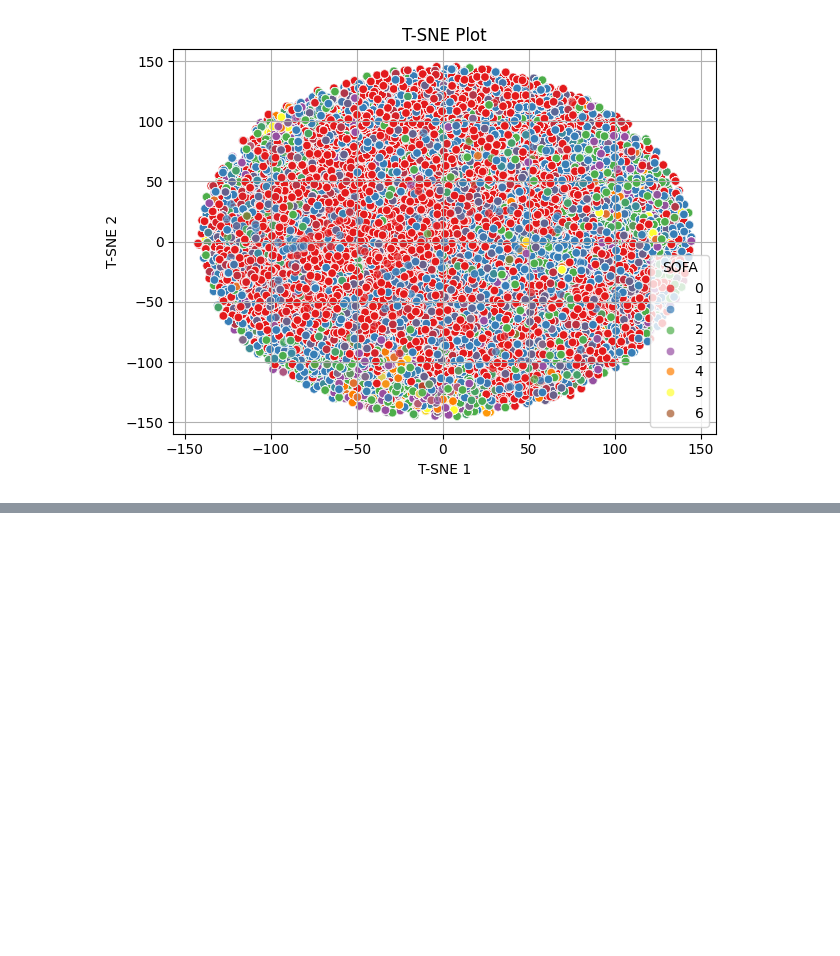
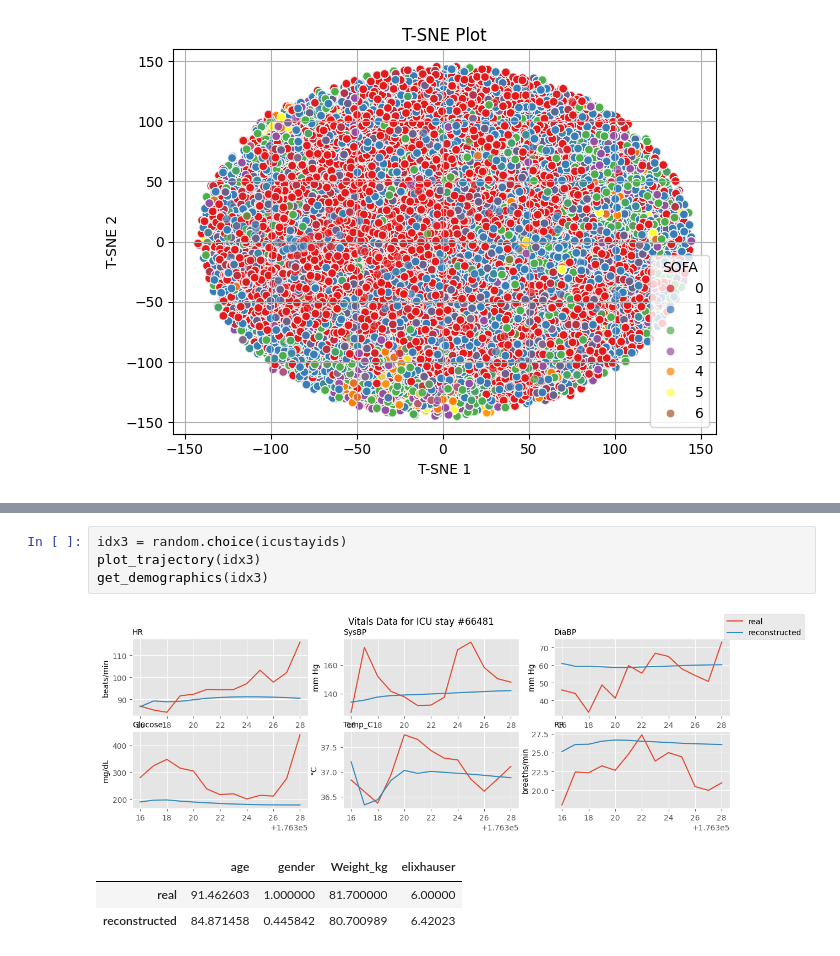
Before and after one commit to weissguy/rl-sepsis, a Jupyter notebook: mimic_states.ipynb, the cells around one changed output, grey strips where cells are left out. Drawn from its saved outputs; the diff is of its cells as text; blank space fills up the shorter version.

```diff
--- a/mimic_states.ipynb
+++ b/mimic_states.ipynb
@@ -389,0 +398,9 @@ get_demographics(1050)
+# %%
+idx3 = random.choice(icustayids)
+plot_trajectory(idx3)
+get_demographics(idx3)
+# %% [output]
+[figure, added]
+|  | age | gender | Weight_kg | elixhauser |
+| real | 91.462603 | 1.000000 | 81.700000 | 6.00000 |
+| reconstructed | 84.871458 | 0.445842 | 80.700989 | 6.42023 |
```
Also changed, not shown: parts of 3 cells of this notebook.
